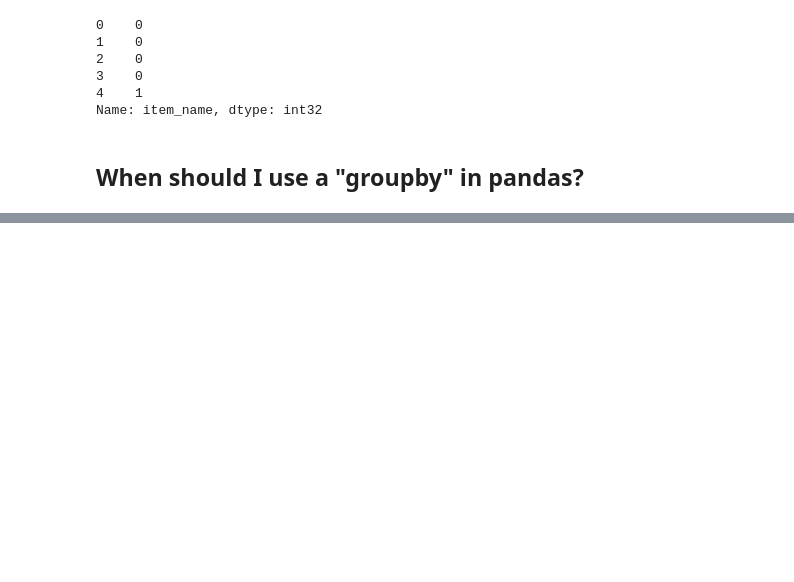
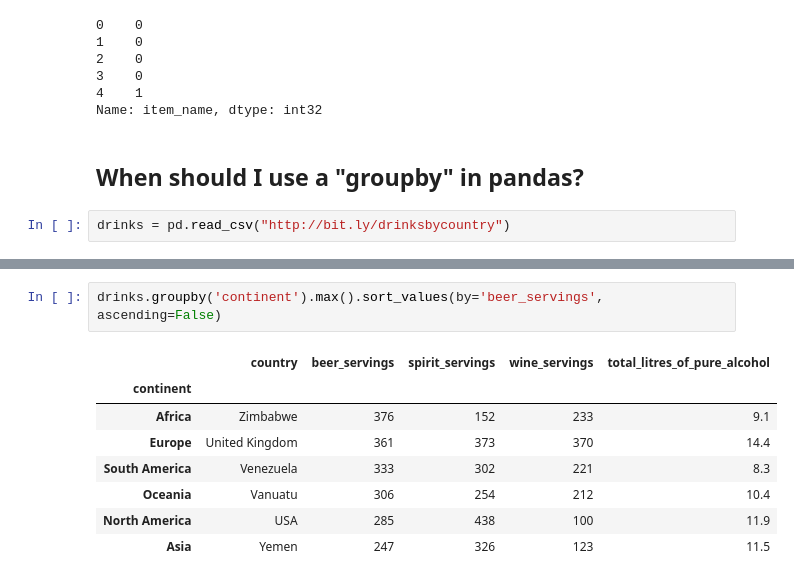
Before and after one commit to Muhammd-Hamza-Sabir/Data-Analysis-using-Pandas, a Jupyter notebook: Pandas Tutorial.ipynb, the cells around one changed output, grey strips where cells are left out. Saved outputs shown, nothing was run; the diff lists cells and outputs as text; blank space fills up the shorter version.

```diff
--- a/Pandas Tutorial.ipynb
+++ b/Pandas Tutorial.ipynb
@@ -997,3 +997,5 @@ boolean.astype(int).head()
 Name: item_name, dtype: int32
 # %% [markdown]
 <h2>When should I use a "groupby" in pandas?</h2>
+# %%
+drinks = pd.read_csv("http://bit.ly/drinksbycountry")
@@ -999,0 +1066,11 @@ Name: item_name, dtype: int32
+# %%
+drinks.groupby('continent').max().sort_values(by='beer_servings', ascending=False)
+# %% [output]
+|  | country | beer_servings | spirit_servings | wine_servings | total_litres_of_pure_alcohol |
+| continent |  |  |  |  |  |
+| Africa | Zimbabwe | 376 | 152 | 233 | 9.1 |
+| Europe | United Kingdom | 361 | 373 | 370 | 14.4 |
+| South America | Venezuela | 333 | 302 | 221 | 8.3 |
+| Oceania | Vanuatu | 306 | 254 | 212 | 10.4 |
+| North America | USA | 285 | 438 | 100 | 11.9 |
+| Asia | Yemen | 247 | 326 | 123 | 11.5 |
```
Also changed, not shown: parts of 6 cells of this notebook.
